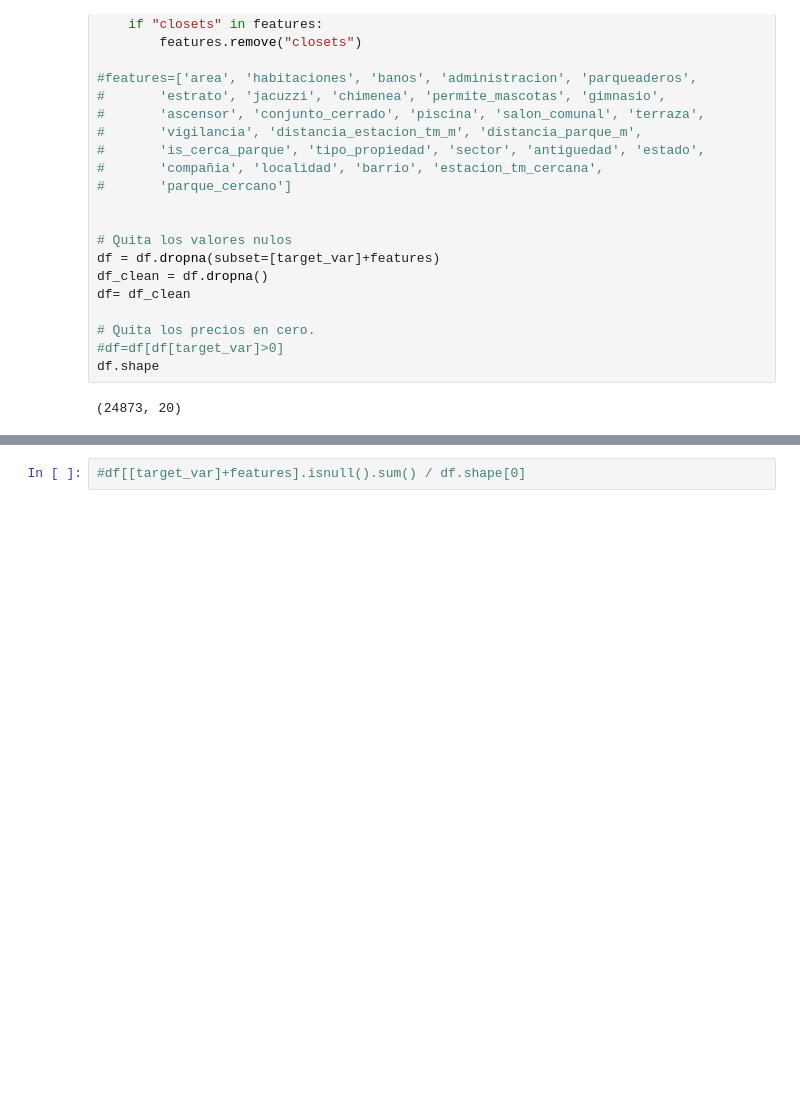
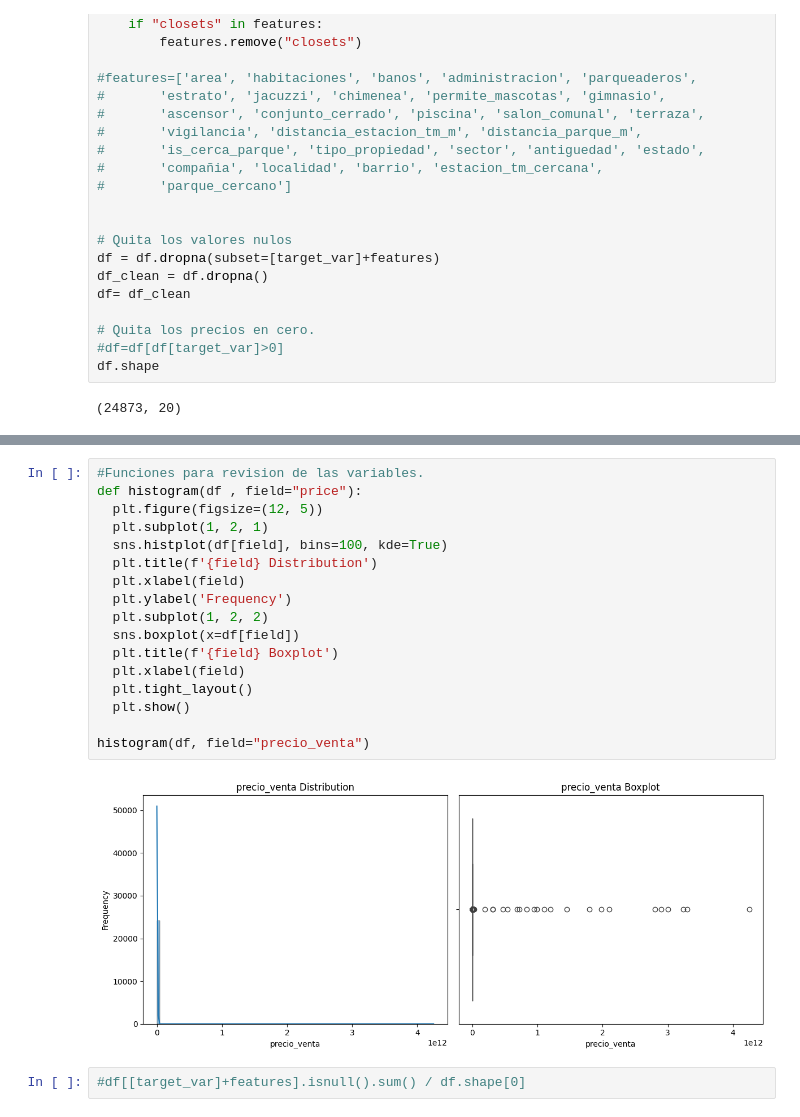
Before and after one commit to amrios80/linear-regression-tutorial, a Jupyter notebook: aptos/aptos.ipynb, the cells around one changed output, grey strips where cells are left out. Cells and saved outputs as stored; diff of their text form; blank space fills up the shorter version.

```diff
--- a/aptos/aptos.ipynb
+++ b/aptos/aptos.ipynb
@@ -158,3 +217,22 @@ df.shape
+# %%
+#Funciones para revision de las variables.
+def histogram(df , field="price"):
+  plt.figure(figsize=(12, 5))
+  plt.subplot(1, 2, 1)
+  sns.histplot(df[field], bins=100, kde=True)
+  plt.title(f'{field} Distribution')
+  plt.xlabel(field)
+  plt.ylabel('Frequency')
+  plt.subplot(1, 2, 2)
+  sns.boxplot(x=df[field])
+  plt.title(f'{field} Boxplot')
+  plt.xlabel(field)
+  plt.tight_layout()
+  plt.show()
+
+histogram(df, field="precio_venta")
+# %% [output]
+[figure, added]
 # %%
 #df[[target_var]+features].isnull().sum() / df.shape[0]
 # %% [markdown]
```
Also changed, not shown: parts of 9 cells of this notebook.
